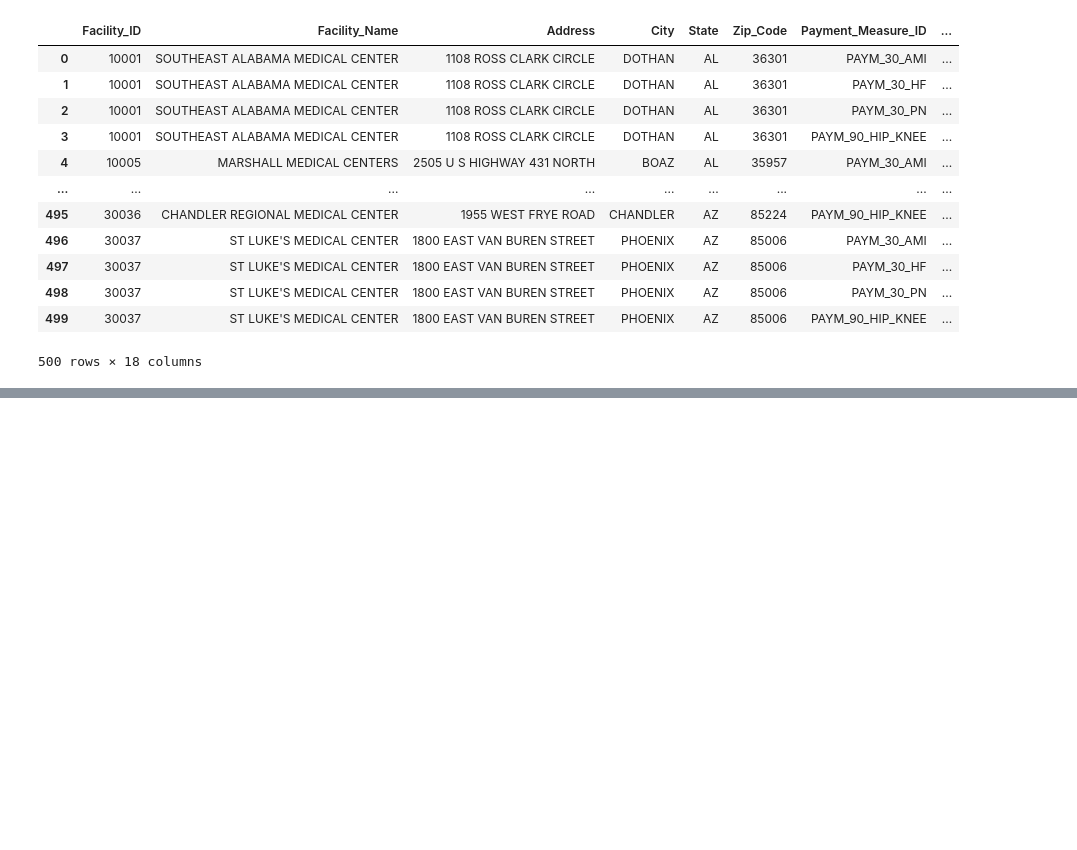
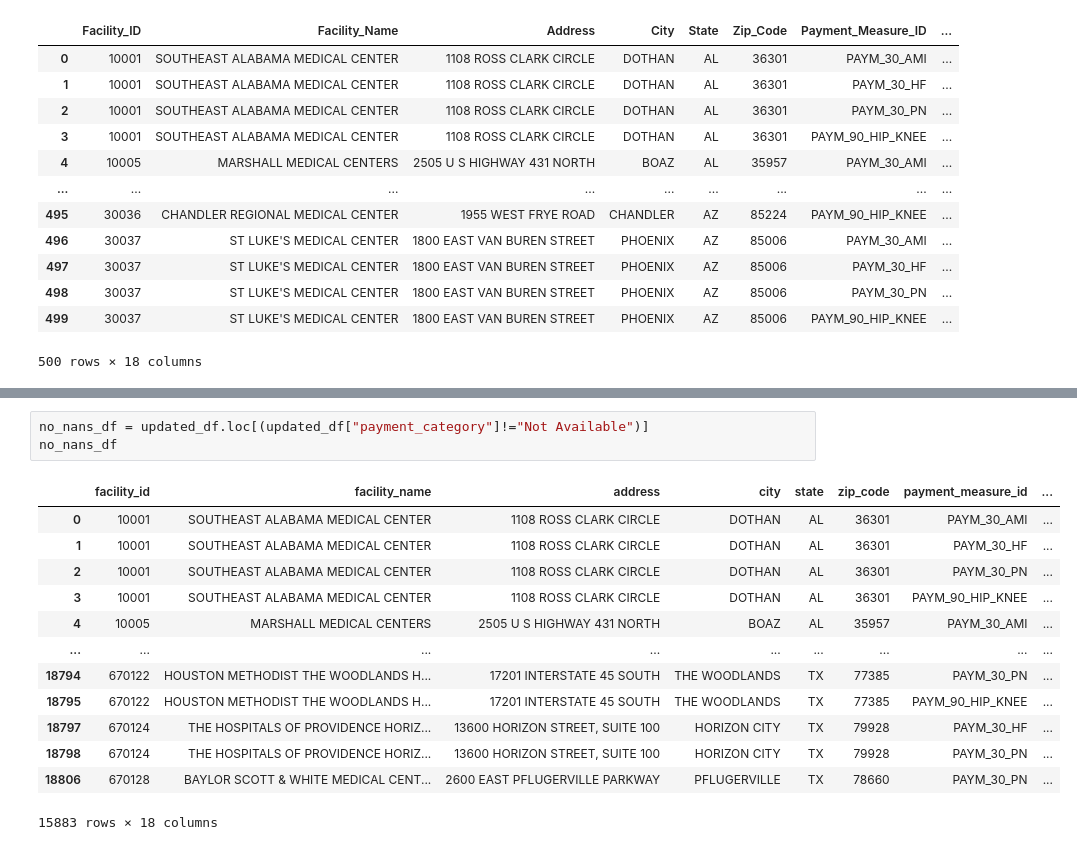
Before and after one commit to NoahGoldstein13/full_stack_data_analytics_project, a Jupyter notebook: Nadia/cleaning_data.ipynb, the cells around one changed output, grey strips where cells are left out. Saved outputs shown, nothing was run; the diff lists cells and outputs as text; blank space fills up the shorter version.

```diff
--- a/Nadia/cleaning_data.ipynb
+++ b/Nadia/cleaning_data.ipynb
@@ -47,0 +116,17 @@ df
+# %%
+no_nans_df = updated_df.loc[(updated_df["payment_category"]!="Not Available")]
+no_nans_df
+# %% [output]
+|  | facility_id | facility_name | address | city | state | zip_code | payment_measure_id | ... |
+| 0 | 10001 | SOUTHEAST ALABAMA MEDICAL CENTER | 1108 ROSS CLARK CIRCLE | DOTHAN | AL | 36301 | PAYM_30_AMI | ... |
+| 1 | 10001 | SOUTHEAST ALABAMA MEDICAL CENTER | 1108 ROSS CLARK CIRCLE | DOTHAN | AL | 36301 | PAYM_30_HF | ... |
+| 2 | 10001 | SOUTHEAST ALABAMA MEDICAL CENTER | 1108 ROSS CLARK CIRCLE | DOTHAN | AL | 36301 | PAYM_30_PN | ... |
+| 3 | 10001 | SOUTHEAST ALABAMA MEDICAL CENTER | 1108 ROSS CLARK CIRCLE | DOTHAN | AL | 36301 | PAYM_90_HIP_KNEE | ... |
+| 4 | 10005 | MARSHALL MEDICAL CENTERS | 2505 U S HIGHWAY 431 NORTH | BOAZ | AL | 35957 | PAYM_30_AMI | ... |
+| ... | ... | ... | ... | ... | ... | ... | ... | ... |
+| 18794 | 670122 | HOUSTON METHODIST THE WOODLANDS H... | 17201 INTERSTATE 45 SOUTH | THE WOODLANDS | TX | 77385 | PAYM_30_PN | ... |
+| 18795 | 670122 | HOUSTON METHODIST THE WOODLANDS H... | 17201 INTERSTATE 45 SOUTH | THE WOODLANDS | TX | 77385 | PAYM_90_HIP_KNEE | ... |
+| 18797 | 670124 | THE HOSPITALS OF PROVIDENCE HORIZ... | 13600 HORIZON STREET, SUITE 100 | HORIZON CITY | TX | 79928 | PAYM_30_HF | ... |
+| 18798 | 670124 | THE HOSPITALS OF PROVIDENCE HORIZ... | 13600 HORIZON STREET, SUITE 100 | HORIZON CITY | TX | 79928 | PAYM_30_PN | ... |
+| 18806 | 670128 | BAYLOR SCOTT & WHITE MEDICAL CENT... | 2600 EAST PFLUGERVILLE PARKWAY | PFLUGERVILLE | TX | 78660 | PAYM_30_PN | ... |
+15883 rows × 18 columns
```
Also changed, not shown: parts of 8 cells of this notebook, 2 other files.
